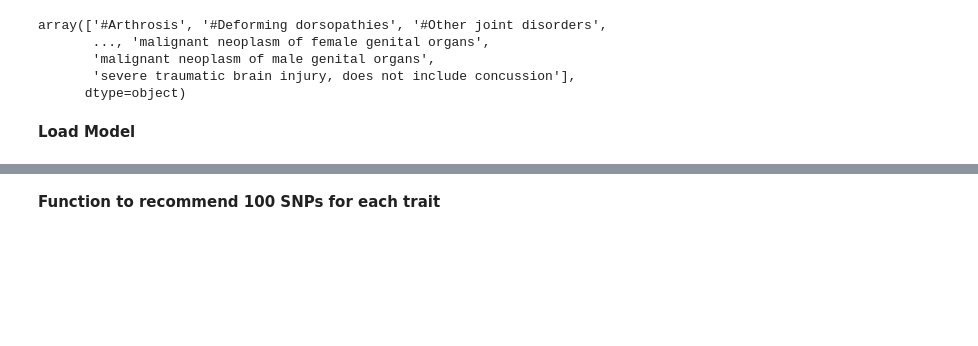
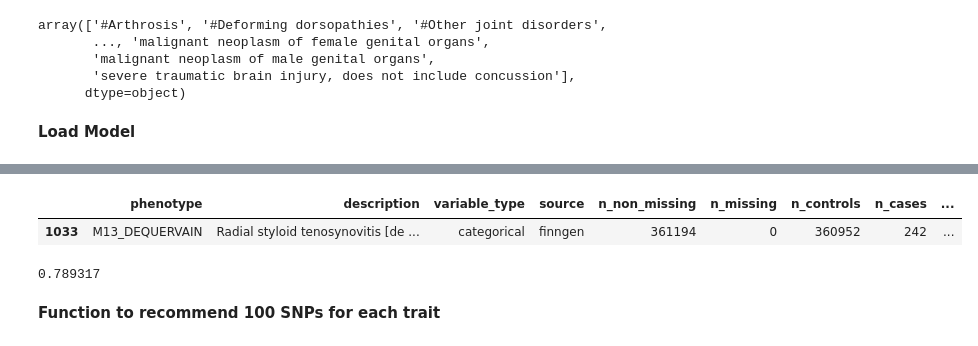
Before and after one commit to meuleman/gilbertAPI, a Jupyter notebook: recommendersystems/lightfm/GWAS/GWAS_back_to_basics.ipynb, the cells around one changed output, grey strips where cells are left out. Drawn from its saved outputs; the diff is of its cells as text; code cells hidden in the pictures; blank space fills up the shorter version.

```diff
--- a/recommendersystems/lightfm/GWAS/GWAS_back_to_basics.ipynb
+++ b/recommendersystems/lightfm/GWAS/GWAS_back_to_basics.ipynb
@@ -152,0 +199,11 @@ for i in trait_values_order_to_match_subthreshold:
+# %%
+i=0
+rec_snp_id = top_100_recommended_snps_all_traits_id_list[(i*100):(i*100)+100]
+
+trait_df_snp_ind_based = trait_df.set_index('Reference SNP cluster ID')
+trait_df_snp_ind_based = trait_df_snp_ind_based.loc[trait_df_snp_ind_based.index.isin(rec_snp_id)]
+trait_df_snp_ind_based = trait_df_snp_ind_based.sort_values(['p-value'])
+trait_df_snp_ind_based = trait_df_snp_ind_based.groupby(['Reference SNP cluster ID']).first()
+
+trait_df_snp_ind_based = trait_df_snp_ind_based.loc[rec_snp_id]
+pvals_for_rec_snps.extend(trait_df_snp_ind_based['p-value'])
@@ -152,0 +349,8 @@ for i in trait_values_order_to_match_subthreshold:
+# %%
+phenotype = 'M13_DEQUERVAIN'
+trait_data = []
+with gzip.open('/home/nasi4/proj/GWAS/UKBB_201807/phenotypes/' + phenotype + '.gwas.imputed_v3.both_sexes/' + phenotype + '.hg38.bed.gz','r') as f:
+    for line in f:
+        trait_data.append(line.decode("utf-8").strip('\n').split('\t'))
+trait_dfM13_DEQUERVAIN = pd.DataFrame(trait_data, columns=['Chromosome', 'Start', 'End', 'Reference SNP cluster ID', 'p-value'])
+trait_dfM13_DEQUERVAIN['p-value'] = trait_dfM13_DEQUERVAIN['p-value'].astype('float')
@@ -152,0 +376,8 @@ for i in trait_values_order_to_match_subthreshold:
+# %%
+phenotype = 'M13_DEFORMDORSO'
+trait_data = []
+with gzip.open('/home/nasi4/proj/GWAS/UKBB_201807/phenotypes/' + phenotype + '.gwas.imputed_v3.both_sexes/' + phenotype + '.hg38.bed.gz','r') as f:
+    for line in f:
+        trait_data.append(line.decode("utf-8").strip('\n').split('\t'))
+M13_DEFORMDORSOtrait_df = pd.DataFrame(trait_data, columns=['Chromosome', 'Start', 'End', 'Reference SNP cluster ID', 'p-value'])
+M13_DEFORMDORSOtrait_df['p-value'] = M13_DEFORMDORSOtrait_df['p-value'].astype('float')
@@ -152,0 +387,17 @@ for i in trait_values_order_to_match_subthreshold:
+# %%
+trait_codes = []
+with gzip.open('/home/nasi4/proj/GWAS/UKBB_201807/info/phenotypes.both_sexes.tsv.gz','r') as f:
+    for line in f:
+        trait_codes.append(line.decode("utf-8").strip('\n').split('\t'))
+
+trait_codes_df = pd.DataFrame(trait_codes[1:], columns=trait_codes[0])
+# %%
+pd.options.display.max_colwidth=1000
+trait_codes_df[trait_codes_df['phenotype']=='M13_DEQUERVAIN']
+# %% [output]
+|  | phenotype | description | variable_type | source | n_non_missing | n_missing | n_controls | n_cases | ... |
+| 1033 | M13_DEQUERVAIN | Radial styloid tenosynovitis [de ... | categorical | finngen | 361194 | 0 | 360952 | 242 | ... |
+# %%
+rec_100_snp_pvals_all_traits[115]
+# %% [output]
+0.789317
```
Also changed, not shown: parts of 40 cells of this notebook.
